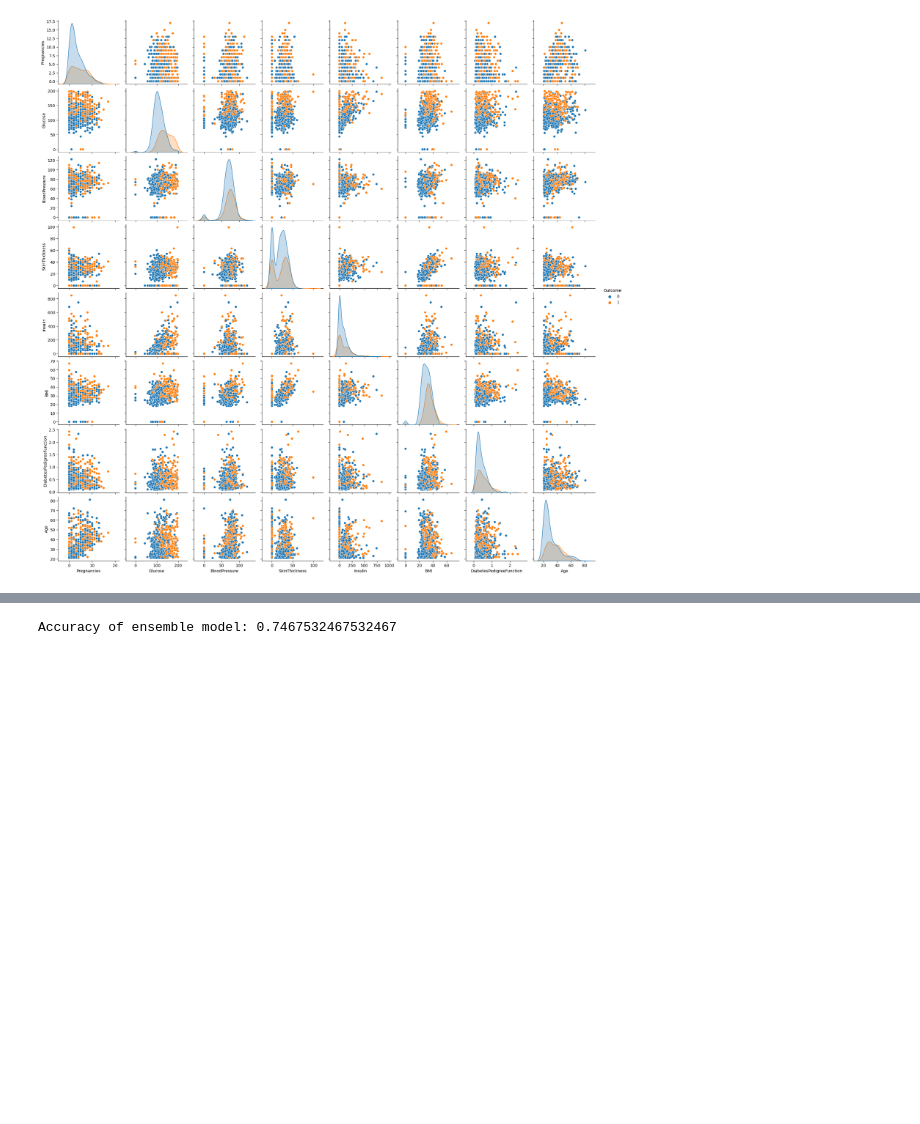
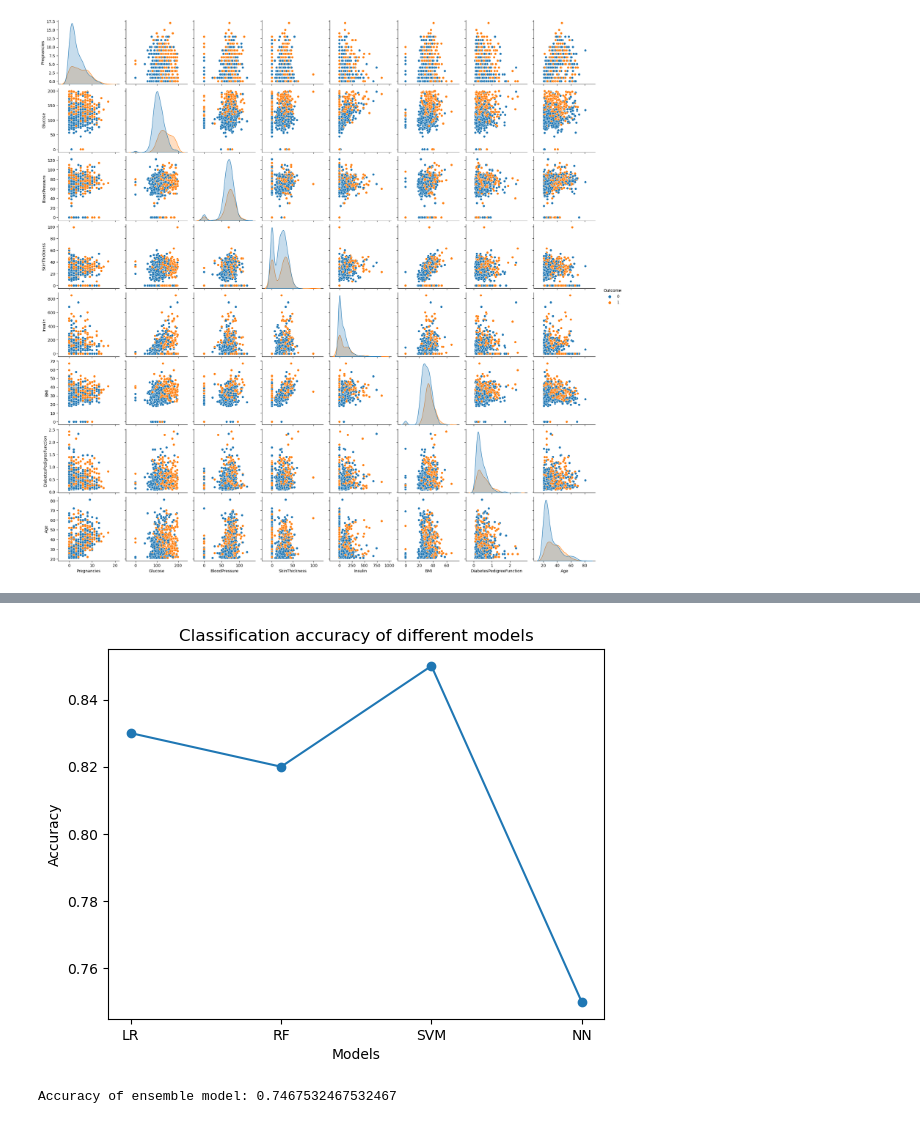
Before and after one commit to SairamNomula/DiaDisc, a Jupyter notebook: python/Ml_model.ipynb, the cells around one changed output, grey strips where cells are left out. Saved outputs shown, nothing was run; the diff lists cells and outputs as text; code cells hidden in the pictures; blank space fills up the shorter version.

```diff
--- a/python/Ml_model.ipynb
+++ b/python/Ml_model.ipynb
@@ -378,3 +414,21 @@ Ensemble Model Accuracy:  0.8311688311688312
+# %%
+import matplotlib.pyplot as plt
+
+# Example data for classification accuracy
+x = ['LR', 'RF', 'SVM', 'NN']
+y = [0.83, 0.82, 0.85, 0.75]
+
+plt.plot(x, y, marker='o')
+
+# Add labels and title
+plt.xlabel('Models')
+plt.ylabel('Accuracy')
+plt.title('Classification accuracy of different models')
+
+# Show the plot
+plt.show()
+# %% [output]
+[figure, added]
 # %%
 # Voting - Hard
 
```
Also changed, not shown: parts of 9 cells of this notebook.
